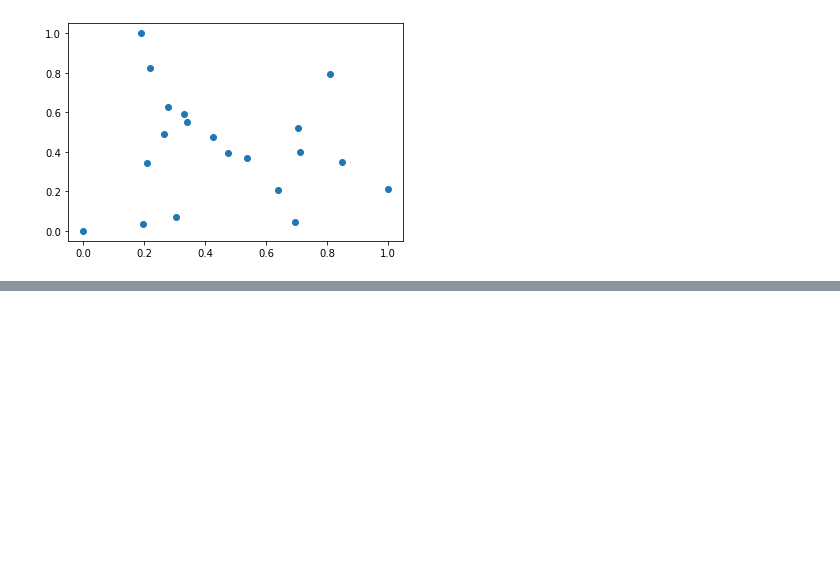
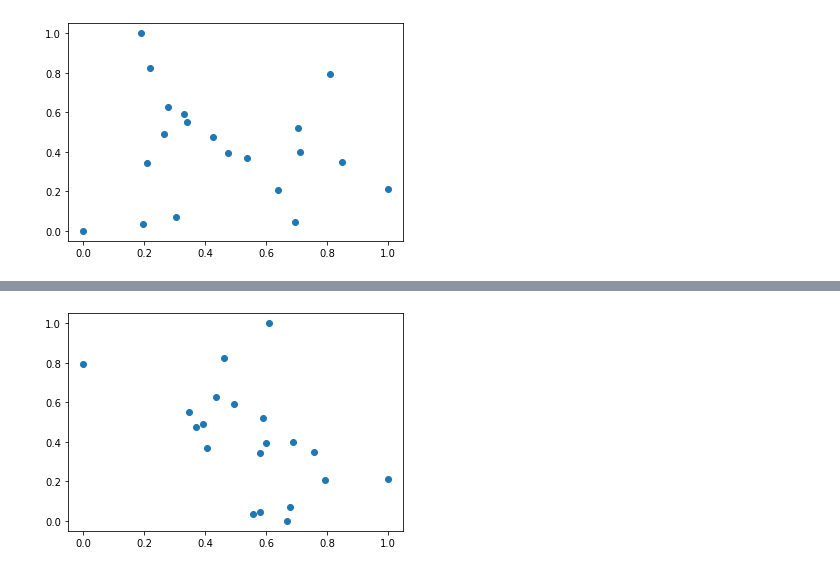
Before and after one commit to Unidad-Robotica-Dlab/molecular_dynamic, a Jupyter notebook: Codes/knn_alvaro.ipynb, the cells around one changed output, grey strips where cells are left out. Cells and saved outputs as stored; diff of their text form; code cells hidden in the pictures; blank space fills up the shorter version.

```diff
--- a/Codes/knn_alvaro.ipynb
+++ b/Codes/knn_alvaro.ipynb
@@ -134,0 +187,5 @@ plt.show()
+# %%
+plt.scatter(TopDrift_nom, RMSD_nom)
+plt.show()
+# %% [output]
+[figure, added]
```
Also changed, not shown: parts of 9 cells of this notebook.
